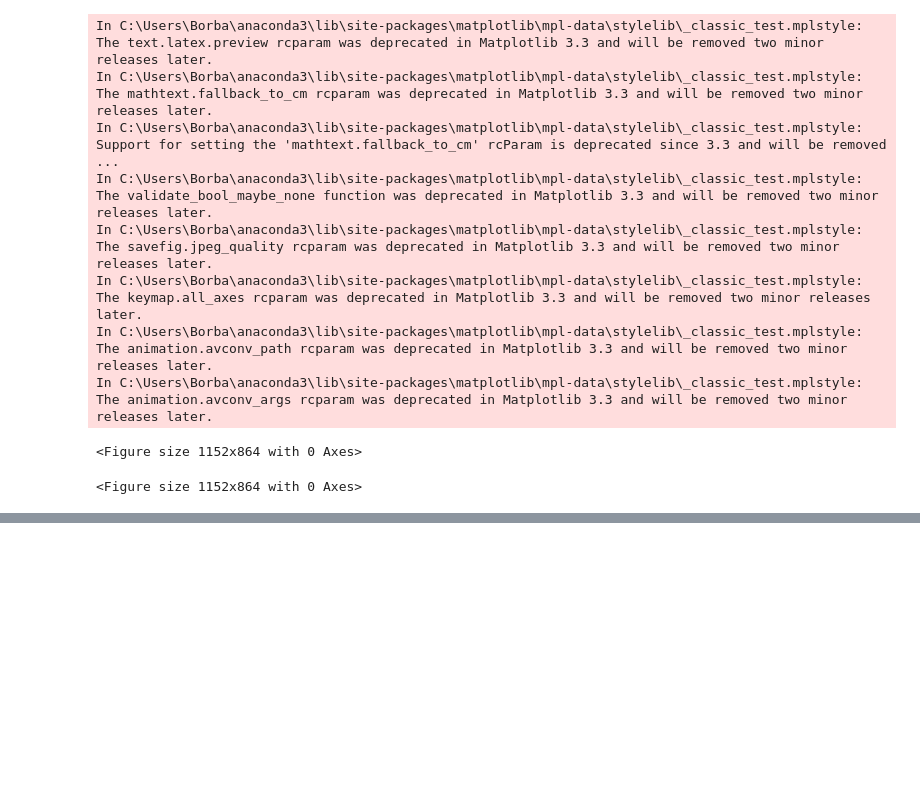
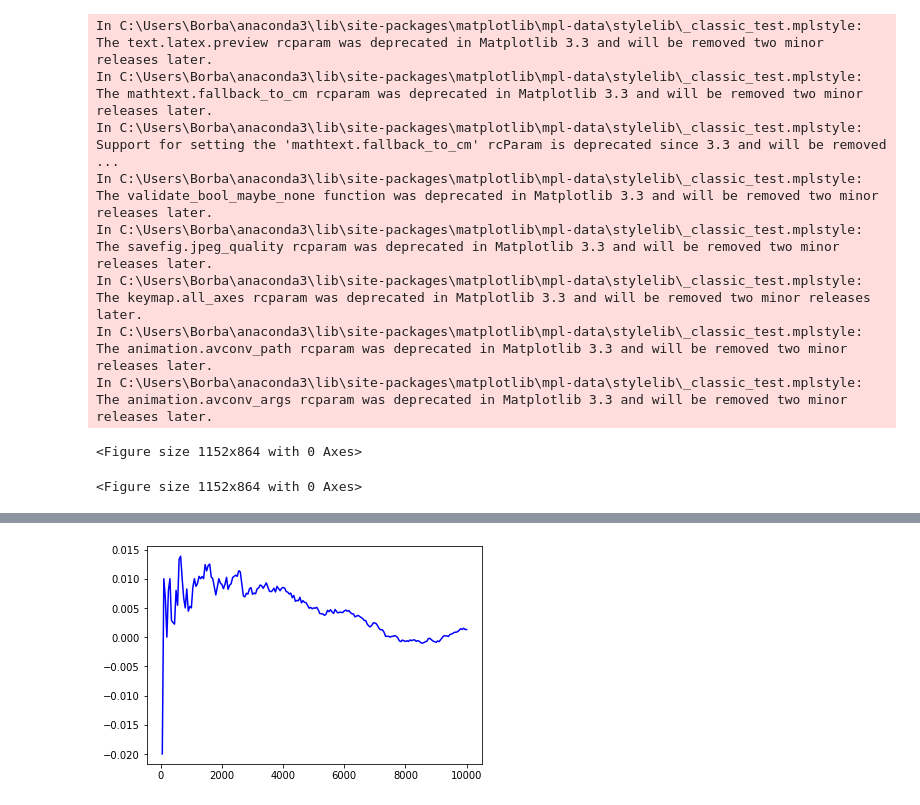
Before and after one commit to BernardoAflalo/economic-analysis, a Jupyter notebook: Peeking - AB Test.ipynb, the cells around one changed output, grey strips where cells are left out. Saved outputs shown, nothing was run; the diff lists cells and outputs as text; code cells hidden in the pictures; blank space fills up the shorter version.

```diff
--- a/Peeking - AB Test.ipynb
+++ b/Peeking - AB Test.ipynb
@@ -64,0 +62,5 @@ plt.show()
+# %%
+plt.plot(vec_x, vec_media, 'b') # plotting t, b separately
+plt.show()
+# %% [output]
+[figure, added]
```
Also changed, not shown: parts of 3 cells of this notebook.
